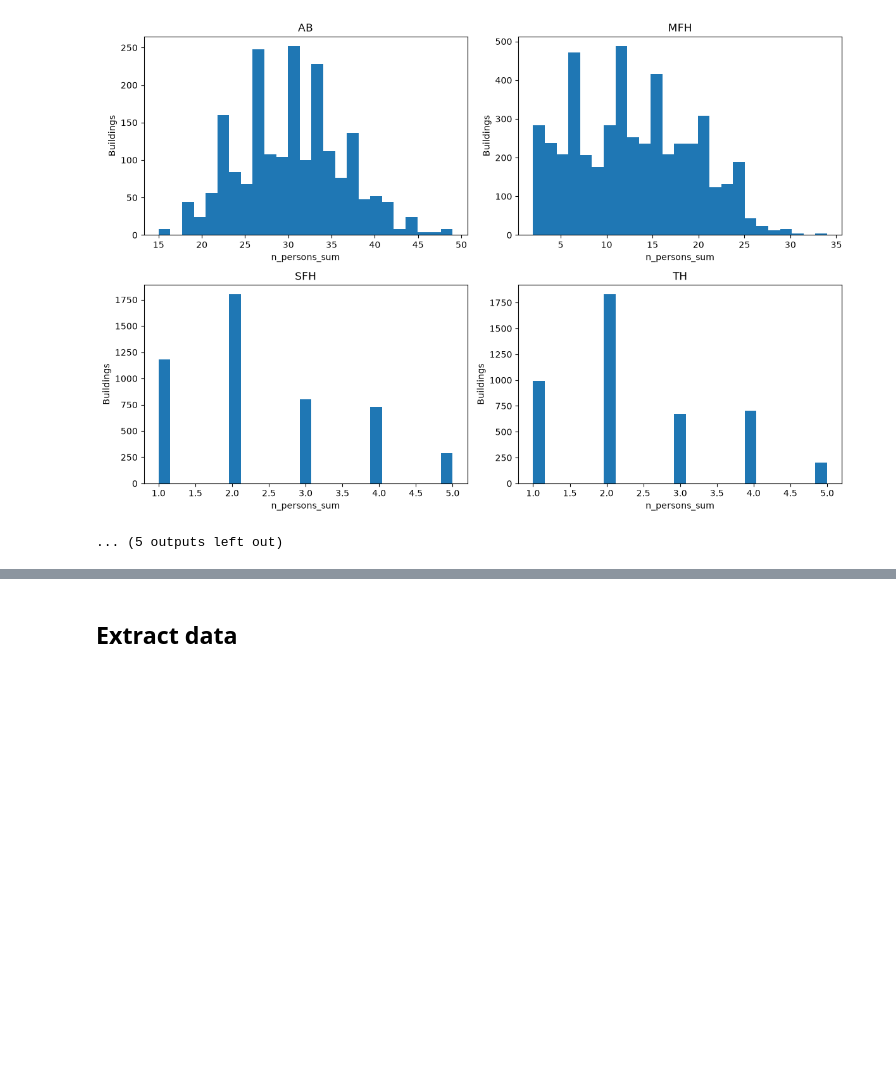
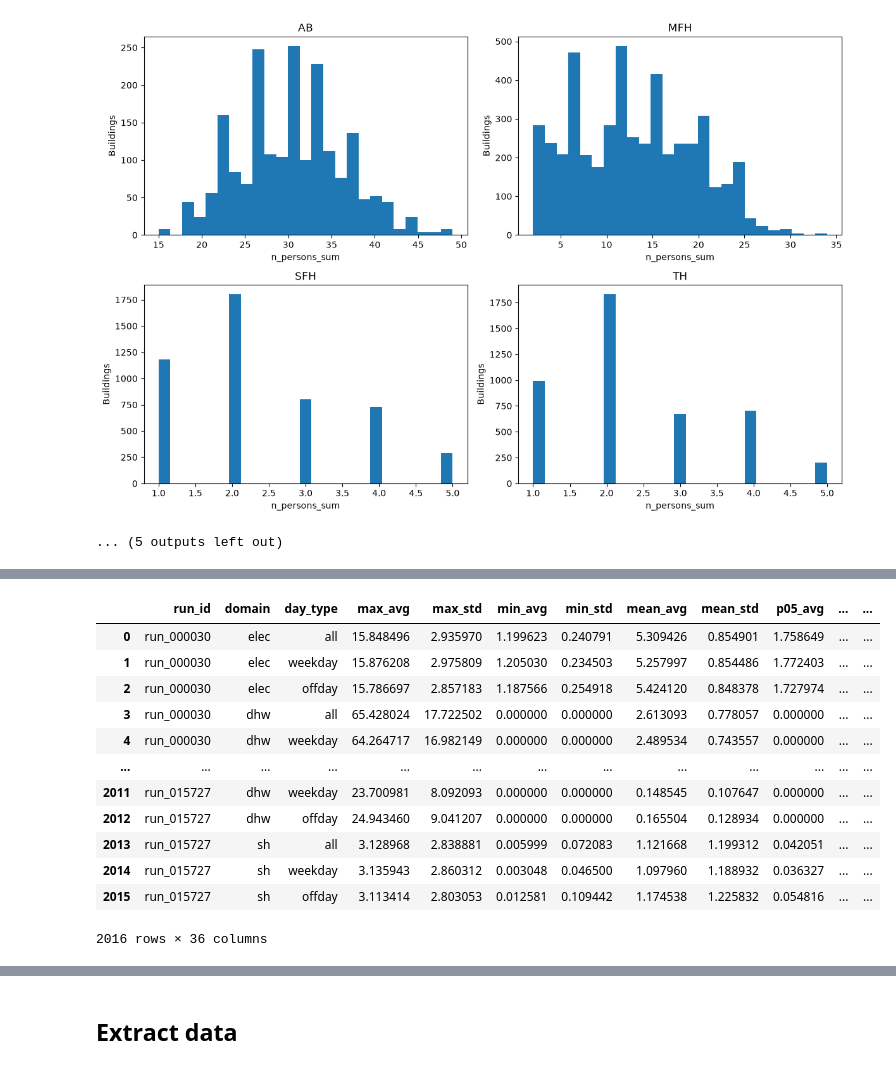
Before and after one commit to NV717/Master_Thesis_EWI_2026, a Jupyter notebook: Ch_1_Data_Preparation/DataPreparation.ipynb, the cells around one changed output, grey strips where cells are left out. Saved outputs shown, nothing was run; the diff lists cells and outputs as text; code cells hidden in the pictures; blank space fills up the shorter version.

```diff
--- a/Ch_1_Data_Preparation/DataPreparation.ipynb
+++ b/Ch_1_Data_Preparation/DataPreparation.ipynb
@@ -94,0 +128,16 @@ checkts=check_timeseries(RESULTS_DIR2)
+# %%
+checkts["daily"]
+# %% [output]
+|  | run_id | domain | day_type | max_avg | max_std | min_avg | min_std | mean_avg | mean_std | p05_avg | ... | ... |
+| 0 | run_000030 | elec | all | 15.848496 | 2.935970 | 1.199623 | 0.240791 | 5.309426 | 0.854901 | 1.758649 | ... | ... |
+| 1 | run_000030 | elec | weekday | 15.876208 | 2.975809 | 1.205030 | 0.234503 | 5.257997 | 0.854486 | 1.772403 | ... | ... |
+| 2 | run_000030 | elec | offday | 15.786697 | 2.857183 | 1.187566 | 0.254918 | 5.424120 | 0.848378 | 1.727974 | ... | ... |
+| 3 | run_000030 | dhw | all | 65.428024 | 17.722502 | 0.000000 | 0.000000 | 2.613093 | 0.778057 | 0.000000 | ... | ... |
+| 4 | run_000030 | dhw | weekday | 64.264717 | 16.982149 | 0.000000 | 0.000000 | 2.489534 | 0.743557 | 0.000000 | ... | ... |
+| ... | ... | ... | ... | ... | ... | ... | ... | ... | ... | ... | ... | ... |
+| 2011 | run_015727 | dhw | weekday | 23.700981 | 8.092093 | 0.000000 | 0.000000 | 0.148545 | 0.107647 | 0.000000 | ... | ... |
+| 2012 | run_015727 | dhw | offday | 24.943460 | 9.041207 | 0.000000 | 0.000000 | 0.165504 | 0.128934 | 0.000000 | ... | ... |
+| 2013 | run_015727 | sh | all | 3.128968 | 2.838881 | 0.005999 | 0.072083 | 1.121668 | 1.199312 | 0.042051 | ... | ... |
+| 2014 | run_015727 | sh | weekday | 3.135943 | 2.860312 | 0.003048 | 0.046500 | 1.097960 | 1.188932 | 0.036327 | ... | ... |
+| 2015 | run_015727 | sh | offday | 3.113414 | 2.803053 | 0.012581 | 0.109442 | 1.174538 | 1.225832 | 0.054816 | ... | ... |
+2016 rows × 36 columns
```
Also changed, not shown: parts of 12 cells of this notebook, 2 other files.
